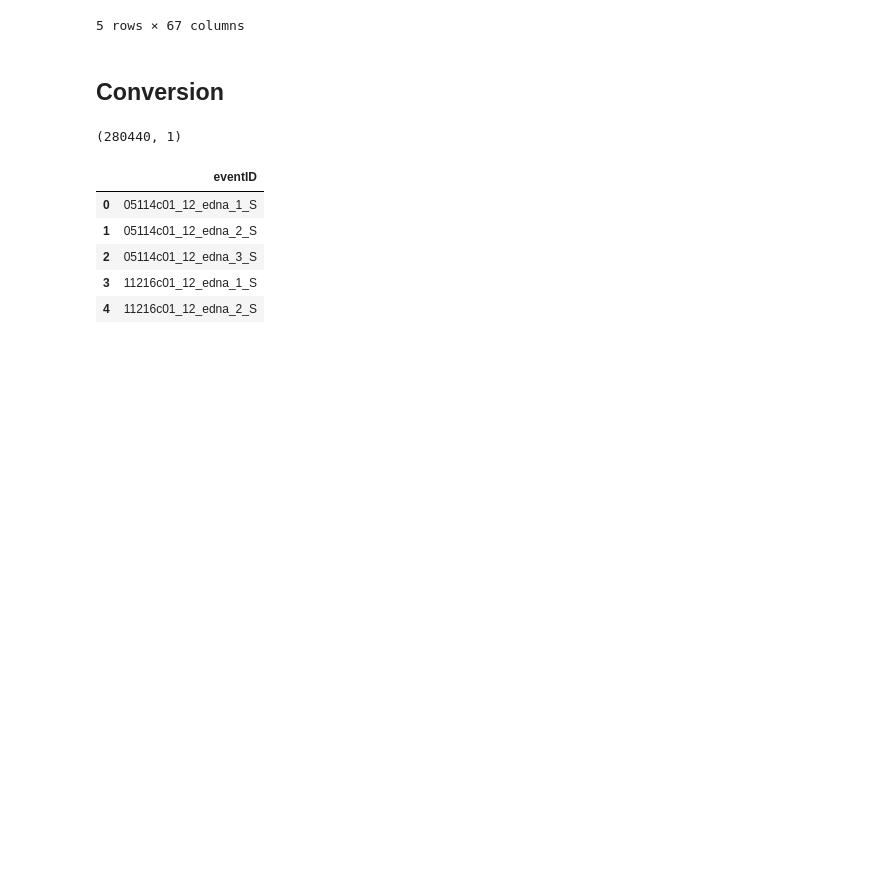
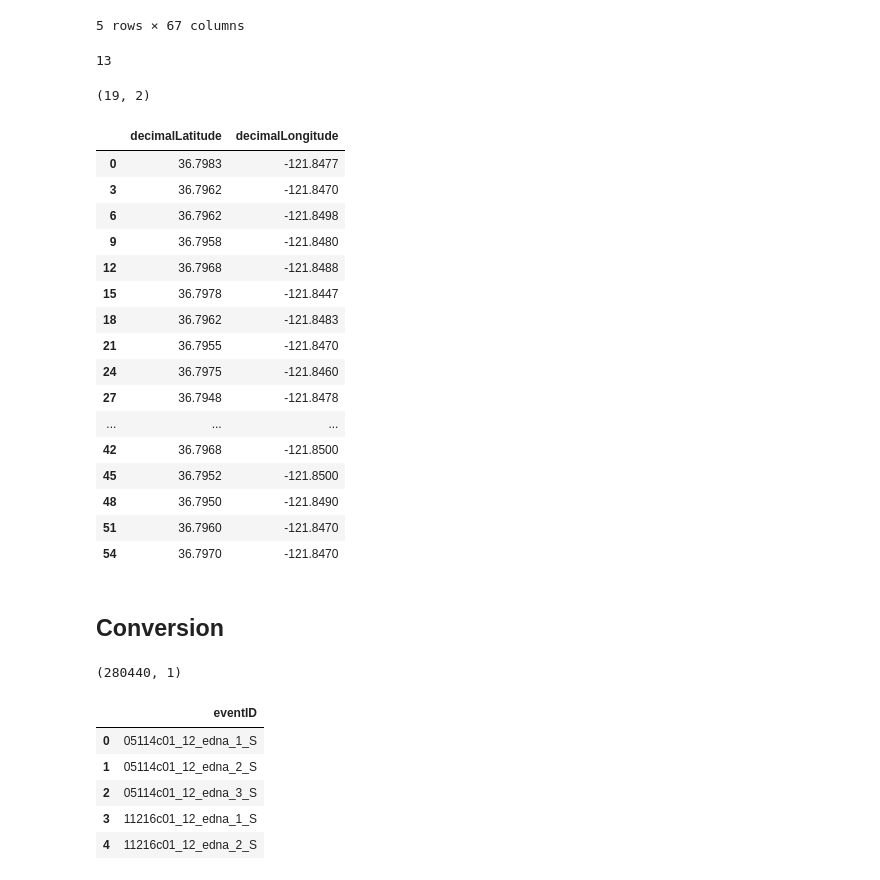
Before and after one commit to CeNCOOS/eDNA, a Jupyter notebook: OBIS_data - practice data for conversion/eDNA_practice_conversion_draft4.ipynb, the cells around one changed output. Cells and saved outputs as stored; diff of their text form; code cells hidden in the pictures; blank space fills up the shorter version.

```diff
--- a/OBIS_data - practice data for conversion/eDNA_practice_conversion_draft4.ipynb
+++ b/OBIS_data - practice data for conversion/eDNA_practice_conversion_draft4.ipynb
@@ -99,6 +99,36 @@ plate_meta.head()
 | 3 | 22013c01_12_eDNA_1 | S4 | GAACACTTTGGA | GTACACACCGCCCGTC | TGATCCTTCTGCAGGTTCACCTAC | 22013c01_12_edna_1_S4_L001_R1_001... | 22013c01_12_edna_1_S4_L001_R2_001... | ... |
 | 4 | 22013c01_12_eDNA_2 | S5 | ACTCACAGGAAT | GTACACACCGCCCGTC | TGATCCTTCTGCAGGTTCACCTAC | 22013c01_12_edna_2_S5_L001_R1_001... | 22013c01_12_edna_2_S5_L001_R2_001... | ... |
 5 rows × 67 columns
+# %%
+plate_meta['decimalLatitude'].nunique()
+# %% [output]
+13
+# %%
+test = plate_meta[['decimalLatitude', 'decimalLongitude']].copy()
+test.drop_duplicates(inplace=True)
+test.shape
+# %% [output]
+(19, 2)
+# %%
+test
+# %% [output]
+|  | decimalLatitude | decimalLongitude |
+| 0 | 36.7983 | -121.8477 |
+| 3 | 36.7962 | -121.8470 |
+| 6 | 36.7962 | -121.8498 |
+| 9 | 36.7958 | -121.8480 |
+| 12 | 36.7968 | -121.8488 |
+| 15 | 36.7978 | -121.8447 |
+| 18 | 36.7962 | -121.8483 |
+| 21 | 36.7955 | -121.8470 |
+| 24 | 36.7975 | -121.8460 |
+| 27 | 36.7948 | -121.8478 |
+| ... | ... | ... |
+| 42 | 36.7968 | -121.8500 |
+| 45 | 36.7952 | -121.8500 |
+| 48 | 36.7950 | -121.8490 |
+| 51 | 36.7960 | -121.8470 |
+| 54 | 36.7970 | -121.8470 |
 # %% [markdown]
 ## Conversion
 # %%
```
Also changed, not shown: parts of 11 cells of this notebook.
